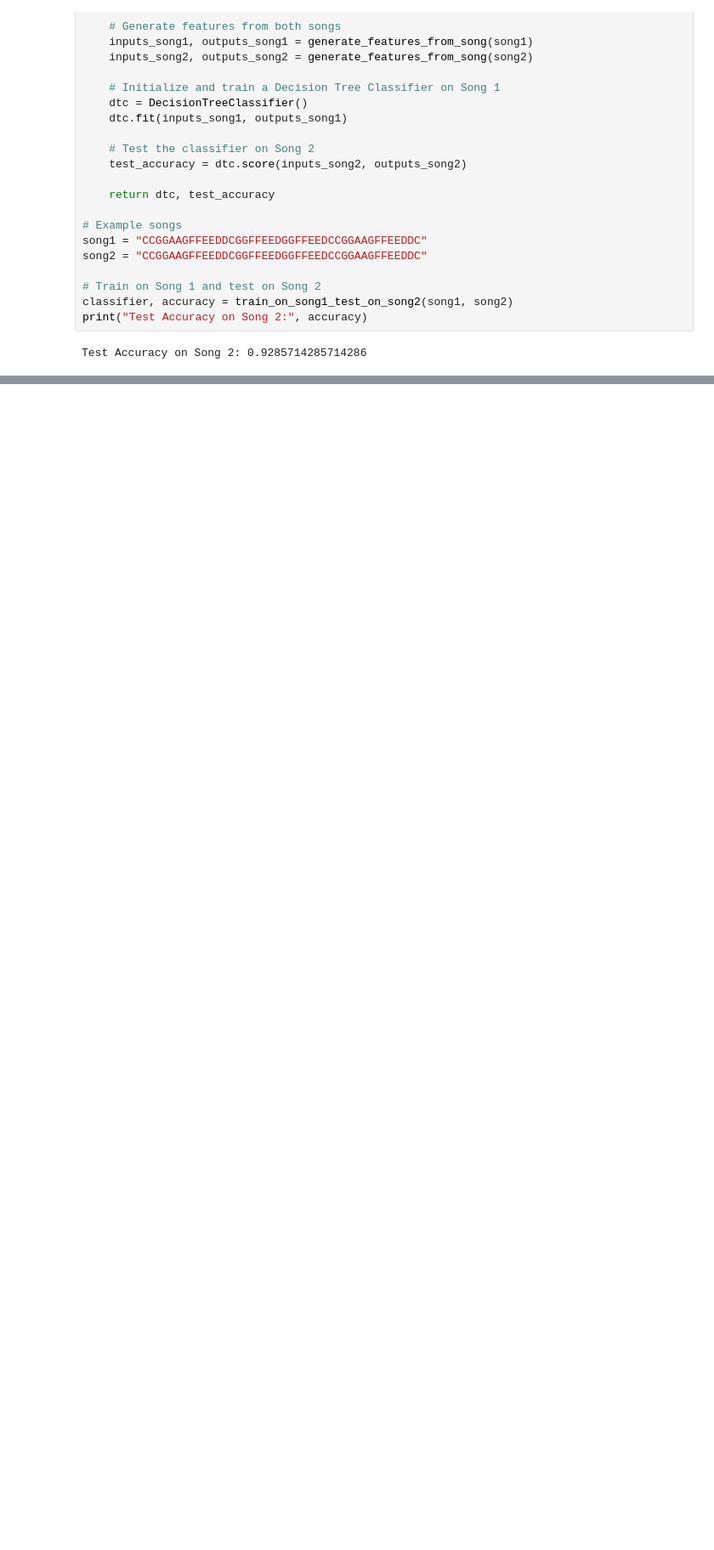
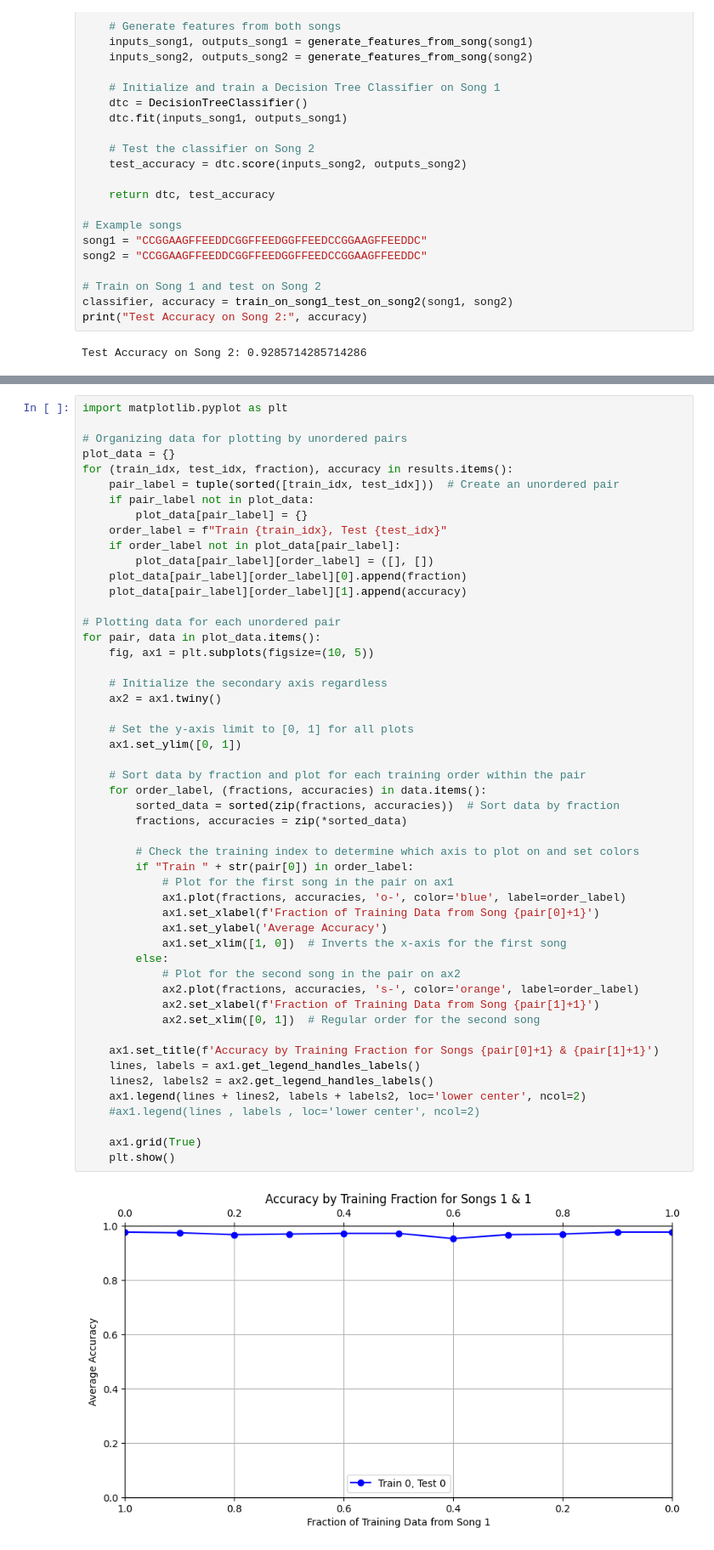
Before and after one commit to balajiVijayaraj7/Code-Mixed_Reality, a Jupyter notebook: DecisionTree.ipynb, the cells around one changed output, grey strips where cells are left out. Shown at 85% size. Cells and saved outputs as stored; diff of their text form; blank space fills up the shorter version.

Commit message:
plots for different fraction

```diff
--- a/DecisionTree.ipynb
+++ b/DecisionTree.ipynb
@@ -155,0 +640,53 @@ Test Accuracy on Song 2: 0.9285714285714286
+# %%
+import matplotlib.pyplot as plt
+
+# Organizing data for plotting by unordered pairs
+plot_data = {}
+for (train_idx, test_idx, fraction), accuracy in results.items():
+    pair_label = tuple(sorted([train_idx, test_idx]))  # Create an unordered pair
+    if pair_label not in plot_data:
+        plot_data[pair_label] = {}
+    order_label = f"Train {train_idx}, Test {test_idx}"
+    if order_label not in plot_data[pair_label]:
+        plot_data[pair_label][order_label] = ([], [])
+    plot_data[pair_label][order_label][0].append(fraction)
+    plot_data[pair_label][order_label][1].append(accuracy)
+
+# Plotting data for each unordered pair
+for pair, data in plot_data.items():
+    fig, ax1 = plt.subplots(figsize=(10, 5))
+
+    # Initialize the secondary axis regardless
+    ax2 = ax1.twiny()
+
+    # Set the y-axis limit to [0, 1] for all plots
+    ax1.set_ylim([0, 1])
+
+    # Sort data by fraction and plot for each training order within the pair
+    for order_label, (fractions, accuracies) in data.items():
+        sorted_data = sorted(zip(fractions, accuracies))  # Sort data by fraction
+        fractions, accuracies = zip(*sorted_data)
+
+        # Check the training index to determine which axis to plot on and set colors
+        if "Train " + str(pair[0]) in order_label:
+            # Plot for the first song in the pair on ax1
+            ax1.plot(fractions, accuracies, 'o-', color='blue', label=order_label)
+            ax1.set_xlabel(f'Fraction of Training Data from Song {pair[0]+1}')
+            ax1.set_ylabel('Average Accuracy')
+            ax1.set_xlim([1, 0])  # Inverts the x-axis for the first song
+        else:
+            # Plot for the second song in the pair on ax2
+            ax2.plot(fractions, accuracies, 's-', color='orange', label=order_label)
+            ax2.set_xlabel(f'Fraction of Training Data from Song {pair[1]+1}')
+            ax2.set_xlim([0, 1])  # Regular order for the second song
+
+    ax1.set_title(f'Accuracy by Training Fraction for Songs {pair[0]+1} & {pair[1]+1}')
+    lines, labels = ax1.get_legend_handles_labels()
+    lines2, labels2 = ax2.get_legend_handles_labels()
+    ax1.legend(lines + lines2, labels + labels2, loc='lower center', ncol=2)
+    #ax1.legend(lines , labels , loc='lower center', ncol=2)
+
+    ax1.grid(True)
+    plt.show()
+# %% [output]
+[figure, added]
```
Also changed, not shown: parts of 10 cells of this notebook.
